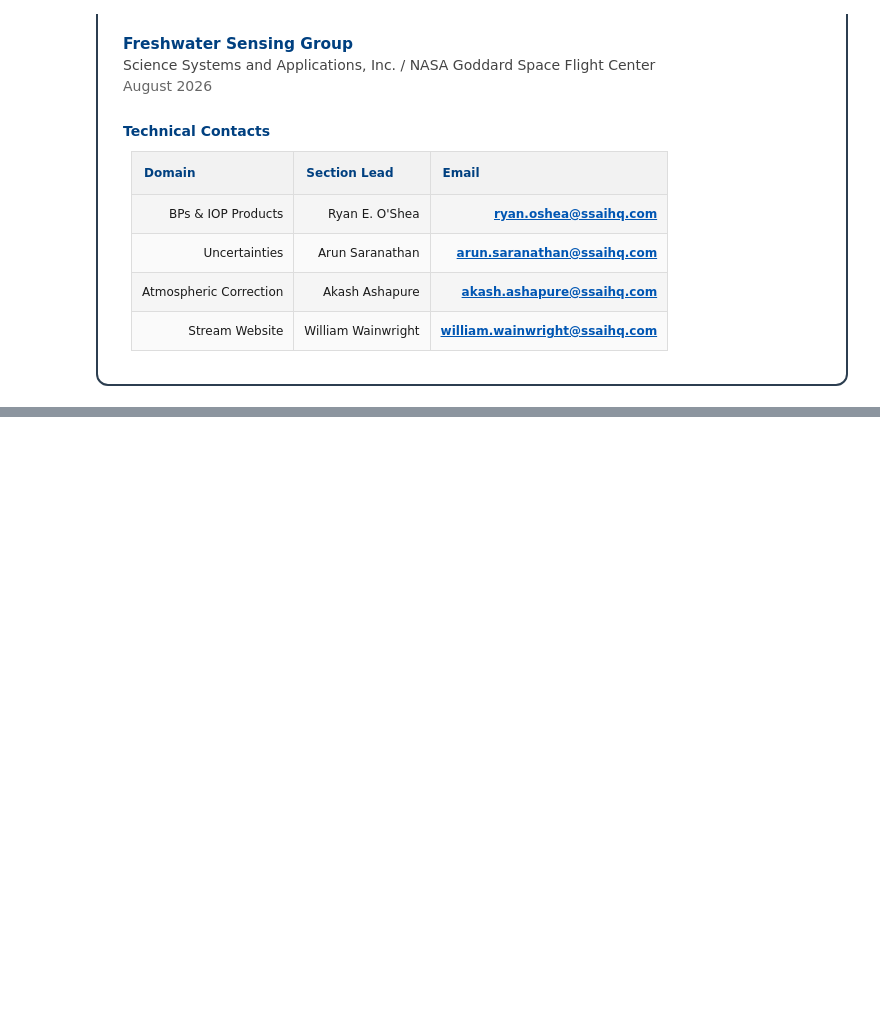
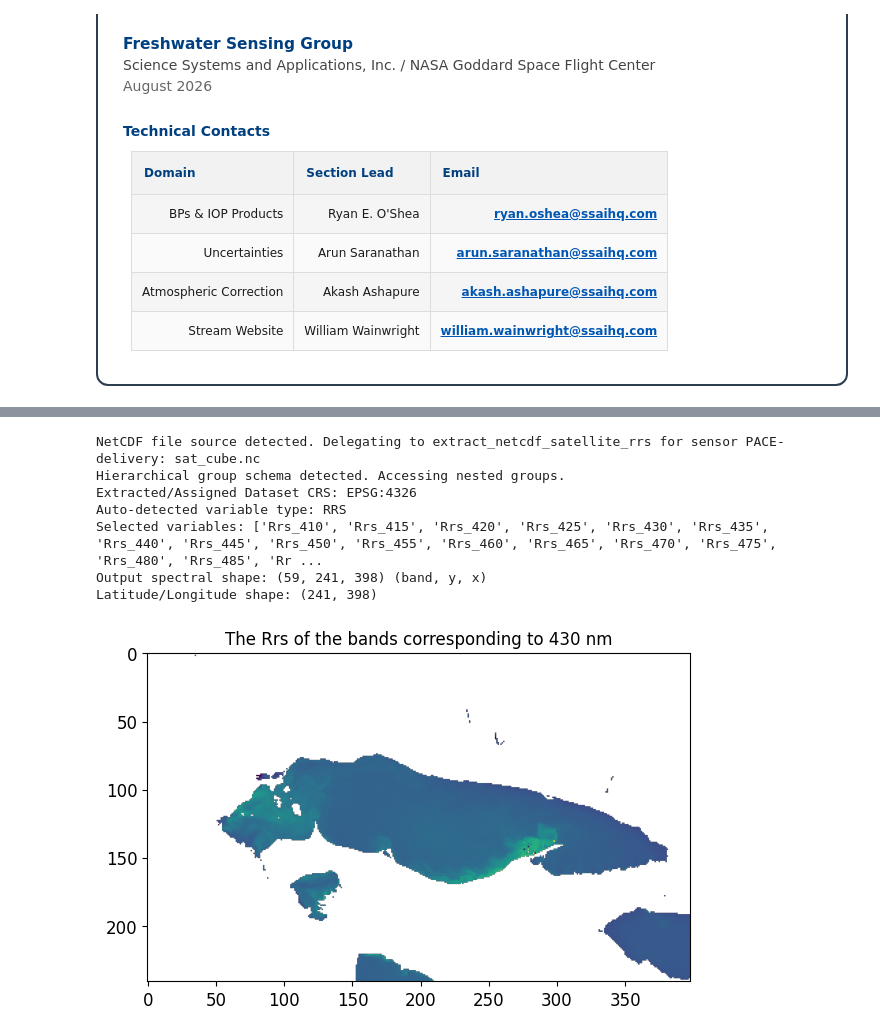
Before and after one commit to arunsaranath/aqv-tutorials, a Jupyter notebook: AQV_3_MDN_satelitte_mapping.ipynb, the cells around one changed output, grey strips where cells are left out. Saved outputs shown, nothing was run; the diff lists cells and outputs as text; code cells hidden in the pictures; blank space fills up the shorter version.

Commit message:
Updated the PACE exercise

```diff
--- a/AQV_3_MDN_satelitte_mapping.ipynb
+++ b/AQV_3_MDN_satelitte_mapping.ipynb
@@ -378,0 +701,21 @@ slice(0, 1, None)
+# %%
+# TODO Let us now extract the Rrs data
+bands = get_sensor_bands(sensor)
+da= extract_satellite_data(tile_path, sensor=sensor, bands=bands, wavelength_unit="nm", verbose=True, flag_toa=False, chunk_size=100)
+
+# Display the results - for the first band
+fig1, ax1 = plt.subplots(figsize=(7,7))
+fig1.patch.set_visible(True)
+
+bnd= 4
+img1 = ax1.imshow(da.isel(band=bnd), cmap="viridis")
+ax1.set_title(f'The Rrs of the bands corresponding to {bands[bnd]} nm');
+# %% [output]
+NetCDF file source detected. Delegating to extract_netcdf_satellite_rrs for sensor PACE-delivery: sat_cube.nc
+Hierarchical group schema detected. Accessing nested groups.
+Extracted/Assigned Dataset CRS: EPSG:4326
+Auto-detected variable type: RRS
+Selected variables: ['Rrs_410', 'Rrs_415', 'Rrs_420', 'Rrs_425', 'Rrs_430', 'Rrs_435', 'Rrs_440', 'Rrs_445', 'Rrs_450', 'Rrs_455', 'Rrs_460', 'Rrs_465', 'Rrs_470', 'Rrs_475', 'Rrs_480', 'Rrs_485', 'Rr ...
+Output spectral shape: (59, 241, 398) (band, y, x)
+Latitude/Longitude shape: (241, 398)
+[figure, added]
```
Also changed, not shown: parts of 25 cells of this notebook, 2 other files.
